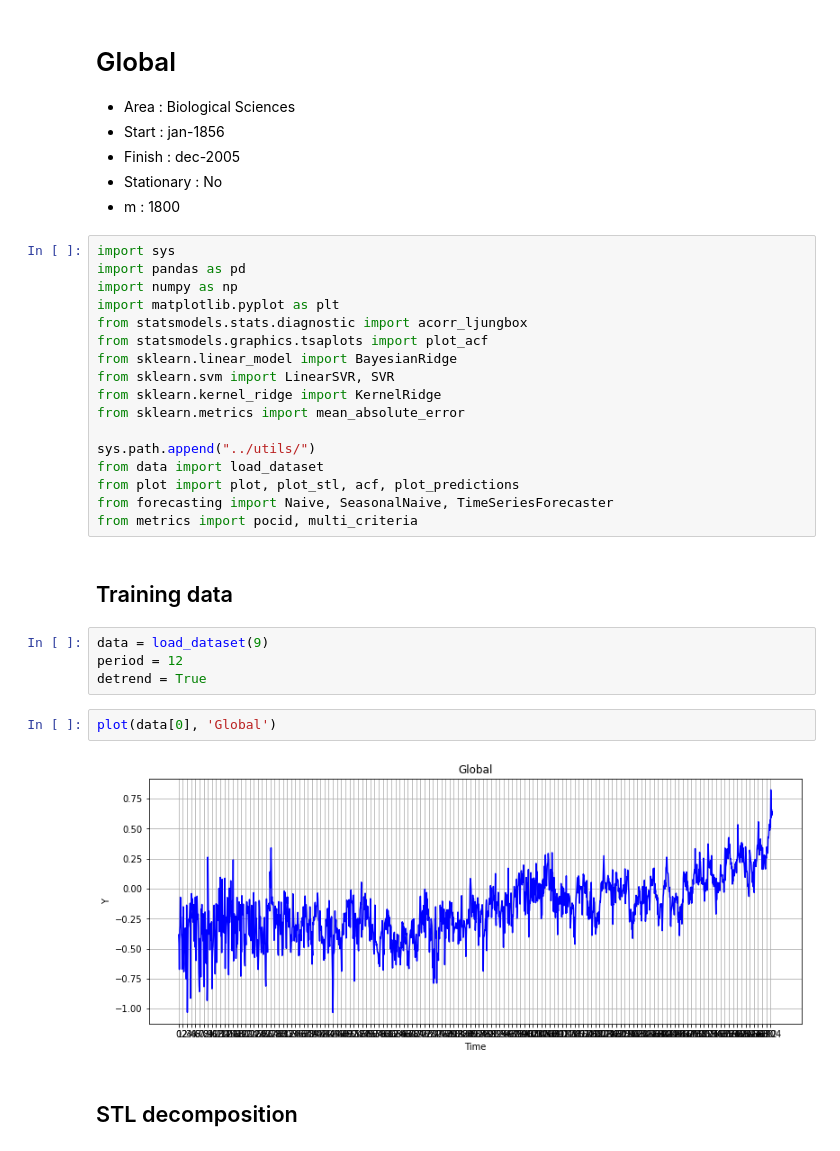
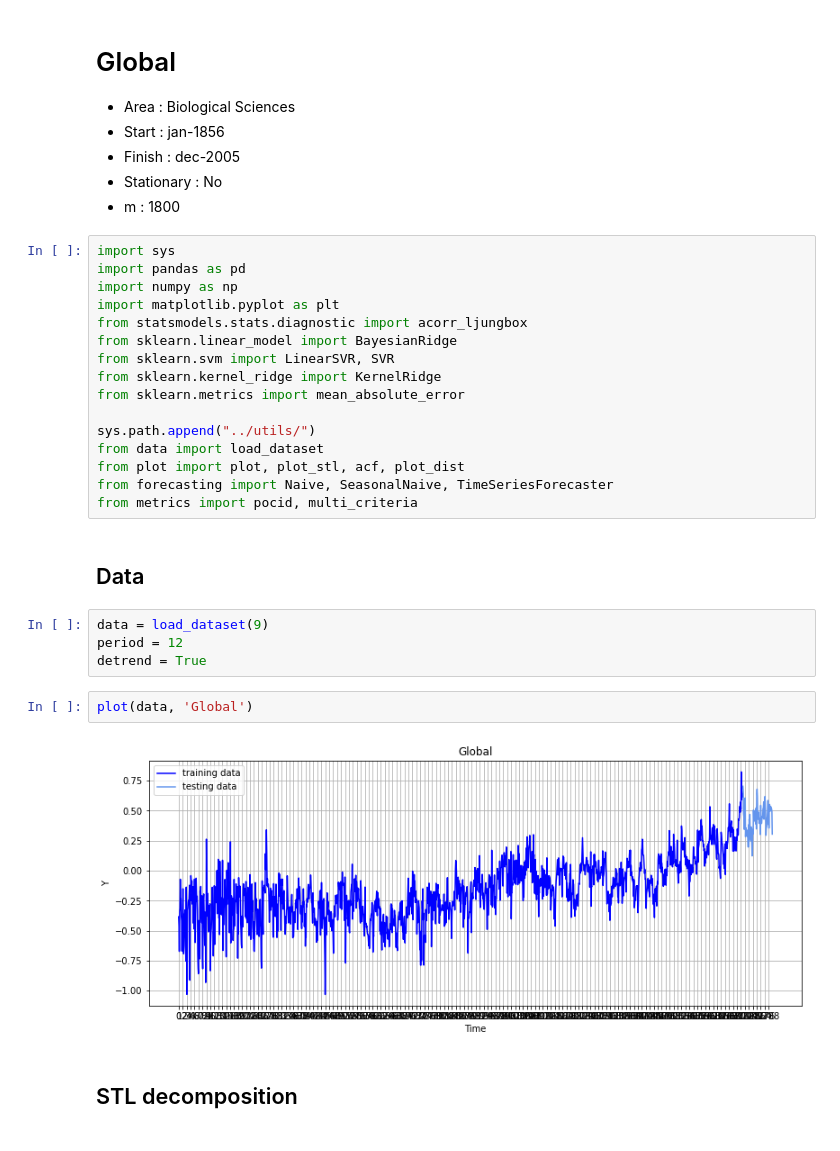
Before and after one commit to GDalforno/STL-Hybrid, a Jupyter notebook: EDA/Global.ipynb, the cells around one changed output. Cells and saved outputs as stored; diff of their text form.

```diff
--- a/EDA/Global.ipynb
+++ b/EDA/Global.ipynb
@@ -12,7 +12,6 @@ import pandas as pd
 import numpy as np
 import matplotlib.pyplot as plt
 from statsmodels.stats.diagnostic import acorr_ljungbox
-from statsmodels.graphics.tsaplots import plot_acf
 from sklearn.linear_model import BayesianRidge
 from sklearn.svm import LinearSVR, SVR
 from sklearn.kernel_ridge import KernelRidge
@@ -20,19 +19,19 @@ from sklearn.metrics import mean_absolute_error
 
 sys.path.append("../utils/")
 from data import load_dataset
-from plot import plot, plot_stl, acf, plot_predictions
+from plot import plot, plot_stl, acf, plot_dist
 from forecasting import Naive, SeasonalNaive, TimeSeriesForecaster
 from metrics import pocid, multi_criteria
-# %% [markdown]
-## Training data
+# %% [markdown]
+## Data
 # %%
 data = load_dataset(9)
 period = 12
 detrend = True
 # %%
-plot(data[0], 'Global')
+plot(data, 'Global')
 # %% [output]
-[figure, old version]
+[figure, new version]
 # %% [markdown]
 ## STL decomposition
 # %%
```
Also changed, not shown: parts of 29 cells of this notebook, 29 other files.
